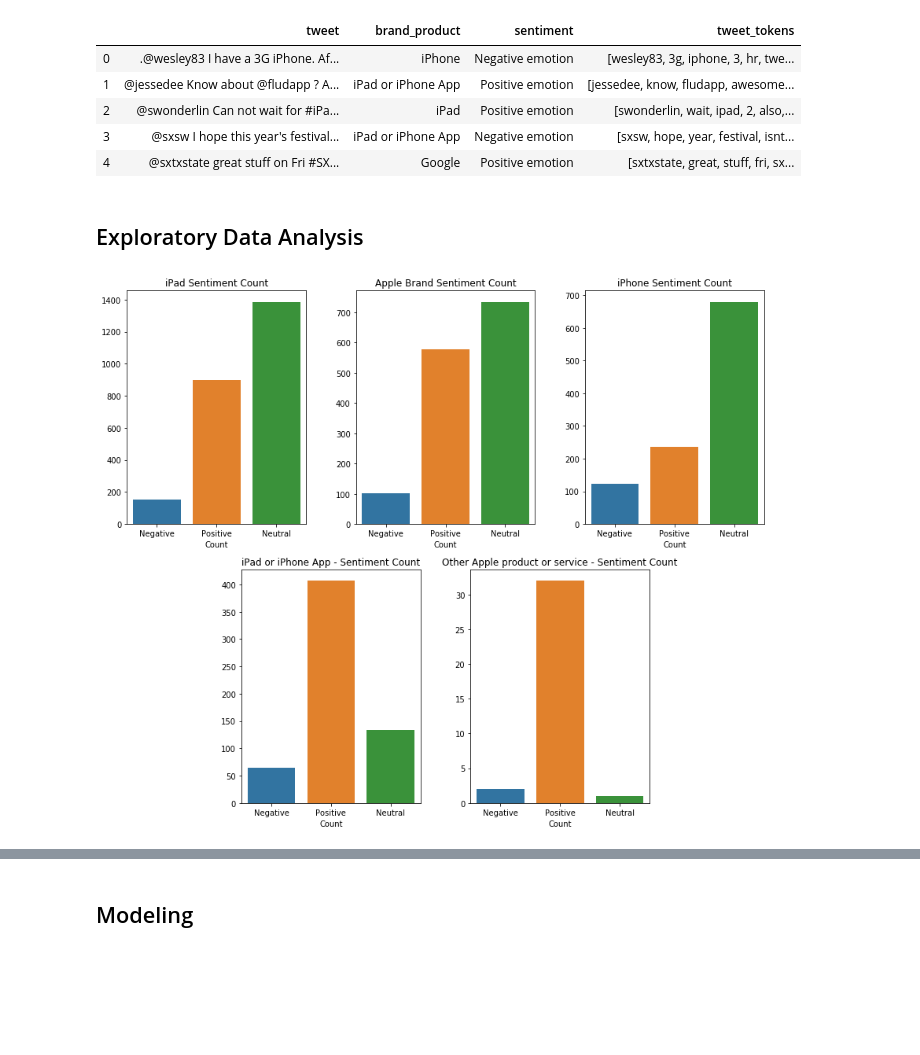
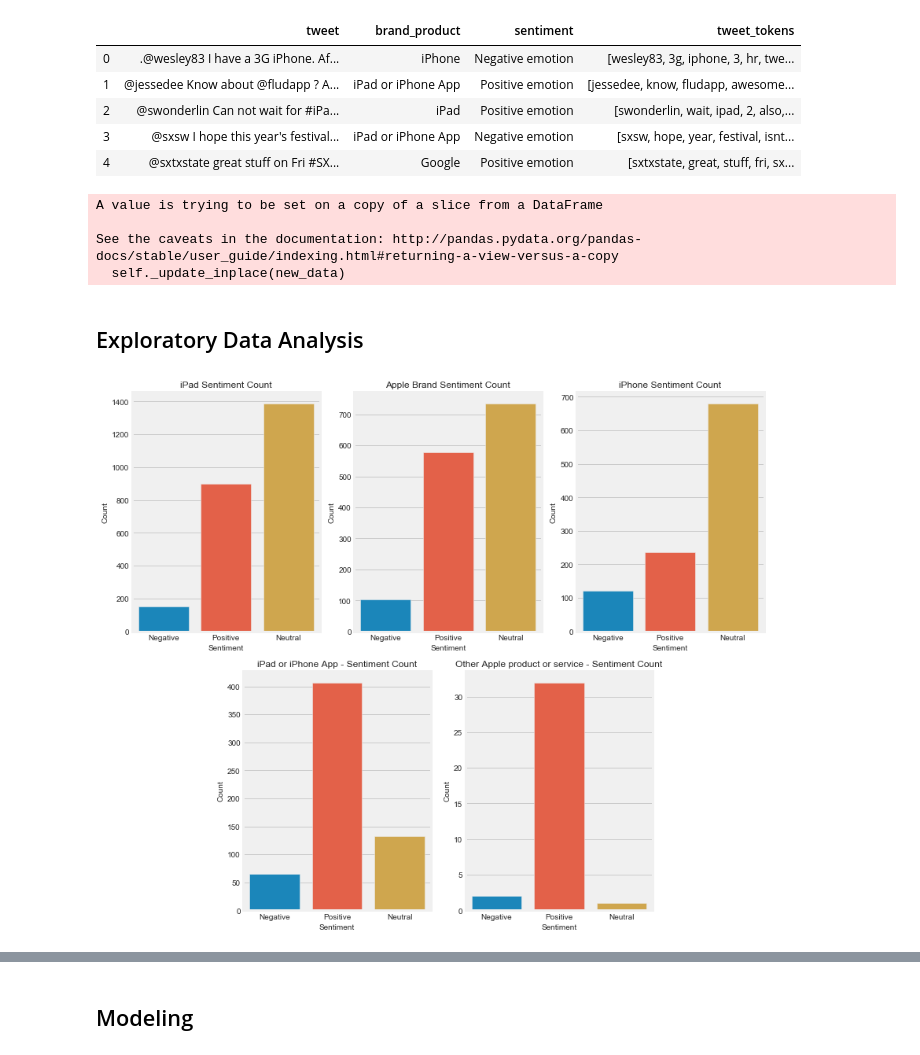
Before and after one commit to jeremy-lee93/nlp-brand-sentiment-analysis, a Jupyter notebook: EDA_and_modeling.ipynb, the cells around one changed output, grey strips where cells are left out. Drawn from its saved outputs; the diff is of its cells as text; code cells hidden in the pictures; blank space fills up the shorter version.

```diff
--- a/EDA_and_modeling.ipynb
+++ b/EDA_and_modeling.ipynb
@@ -16,6 +16,9 @@ from sklearn.naive_bayes import MultinomialNB
 from sklearn.ensemble import RandomForestClassifier
 from sklearn.svm import SVC
 from bs4 import BeautifulSoup
+
+sns.set_style('darkgrid')
+plt.style.use('fivethirtyeight')
 # %% [markdown]
 ## Previewing the Data
 # %%
@@ -491,10 +494,21 @@ df_branded.head()
 | 2 | @swonderlin Can not wait for #iPa... | iPad | Positive emotion | [swonderlin, wait, ipad, 2, also,... |
 | 3 | @sxsw I hope this year's festival... | iPad or iPhone App | Negative emotion | [sxsw, hope, year, festival, isnt... |
 | 4 | @sxtxstate great stuff on Fri #SX... | Google | Positive emotion | [sxtxstate, great, stuff, fri, sx... |
+# %%
+#reassign sentiment values to integers
+df_branded['sentiment'].replace({'Positive emotion': 1, 'Negative emotion': 0,
+                                 'No emotion toward brand or product': 2}, inplace=True)
+# %% [output]
+A value is trying to be set on a copy of a slice from a DataFrame
+
+See the caveats in the documentation: http://pandas.pydata.org/pandas-docs/stable/user_guide/indexing.html#returning-a-view-versus-a-copy
+  self._update_inplace(new_data)
 # %% [markdown]
 ## Exploratory Data Analysis
 # %%
 plt.figure(figsize=(12,10))
+
+
 ax1 = plt.subplot2grid(shape=(2,6), loc=(0,0), colspan=2)
 ax2 = plt.subplot2grid((2,6), (0,2), colspan=2)
 ax3 = plt.subplot2grid((2,6), (0,4), colspan=2)
@@ -506,49 +520,49 @@ sns.barplot(x=df_branded.loc[df_branded.brand_product == 'iPad']['sentiment'].va
             data=df_branded.loc[df_branded.brand_product == 'iPad'],
             ax=ax1)
 ax1.set_xticklabels(['Negative', 'Positive', 'Neutral'])
-ax1.set_xlabel('Sentiment')
-ax1.set_xlabel('Count')
-ax1.set_title('iPad Sentiment Count')
+ax1.set_xlabel('Sentiment', fontsize=10)
+ax1.set_ylabel('Count', fontsize=10)
+ax1.set_title('iPad Sentiment Count',fontsize=12)
 
 sns.barplot(x=df_branded.loc[df_branded.brand_product == 'Apple']['sentiment'].value_counts().index,
             y=df_branded.loc[df_branded.brand_product == 'Apple']['sentiment'].value_counts().values,
             data=df_branded.loc[df_branded.brand_product == 'Apple'],
             ax=ax2)
 ax2.set_xticklabels(['Negative', 'Positive', 'Neutral'])
-ax2.set_xlabel('Sentiment')
-ax2.set_xlabel('Count')
-ax2.set_title('Apple Brand Sentiment Count')
+ax2.set_xlabel('Sentiment', fontsize=10)
+ax2.set_ylabel('Count', fontsize=10)
+ax2.set_title('Apple Brand Sentiment Count', fontsize=12)
 
 sns.barplot(x=df_branded.loc[df_branded.brand_product == 'iPhone']['sentiment'].value_counts().index,
             y=df_branded.loc[df_branded.brand_product == 'iPhone']['sentiment'].value_counts().values,
             data=df_branded.loc[df_branded.brand_product == 'iPhone'],
             ax=ax3)
 ax3.set_xticklabels(['Negative', 'Positive', 'Neutral'])
-ax3.set_xlabel('Sentiment')
-ax3.set_xlabel('Count')
-ax3.set_title('iPhone Sentiment Count')
+ax3.set_xlabel('Sentiment', fontsize=10)
+ax3.set_ylabel('Count', fontsize=10)
+ax3.set_title('iPhone Sentiment Count', fontsize=12)
 
 sns.barplot(x=df_branded.loc[df_branded.brand_product == 'iPad or iPhone App']['sentiment'].value_counts().index,
             y=df_branded.loc[df_branded.brand_product == 'iPad or iPhone App']['sentiment'].value_counts().values,
             data=df_branded.loc[df_branded.brand_product == 'iPad or iPhone App'],
             ax=ax4)
 ax4.set_xticklabels(['Negative', 'Positive', 'Neutral'])
-ax4.set_xlabel('Sentiment')
-ax4.set_xlabel('Count')
-ax4.set_title('iPad or iPhone App - Sentiment Count')
+ax4.set_xlabel('Sentiment', fontsize=10)
+ax4.set_ylabel('Count', fontsize=10)
+ax4.set_title('iPad or iPhone App - Sentiment Count', fontsize=12)
 
 sns.barplot(x=df_branded.loc[df_branded.brand_product == 'Other Apple product or service']['sentiment'].value_counts().index,
             y=df_branded.loc[df_branded.brand_product == 'Other Apple product or service']['sentiment'].value_counts().values,
             data=df_branded.loc[df_branded.brand_product == 'Other Apple product or service'],
             ax=ax5)
 ax5.set_xticklabels(['Negative', 'Positive', 'Neutral'])
-ax5.set_xlabel('Sentiment')
-ax5.set_xlabel('Count')
-ax5.set_title('Other Apple product or service - Sentiment Count')
+ax5.set_xlabel('Sentiment', fontsize=10)
+ax5.set_ylabel('Count', fontsize=10)
+ax5.set_title('Other Apple product or service - Sentiment Count', fontsize=12)
 
 plt.tight_layout()
 # %% [output]
-[figure, old version]
+[figure, new version]
 # %%
 fig, ((ax1, ax2), (ax3, ax4)) = plt.subplots(2, 2, figsize=(12,10))
 
```
Also changed, not shown: parts of 50 cells of this notebook.
